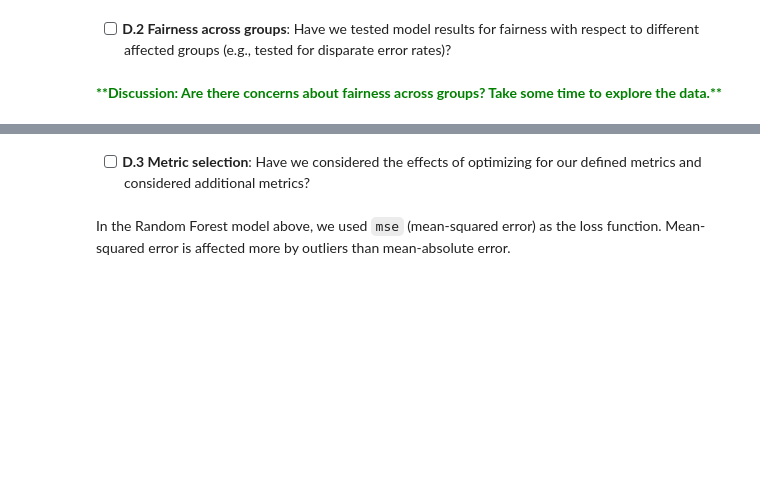
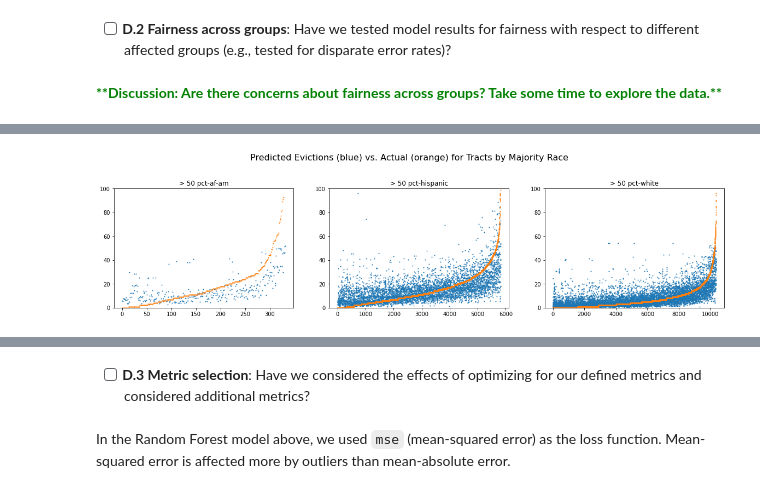
Before and after one commit to pruthvipatel/msc-buckinghum-data-ethics, a Jupyter notebook: notebooks/eviction-data-case-study.ipynb, the cells around one changed output, grey strips where cells are left out. Saved outputs shown, nothing was run; the diff lists cells and outputs as text; code cells hidden in the pictures; blank space fills up the shorter version.

```diff
--- a/notebooks/eviction-data-case-study.ipynb
+++ b/notebooks/eviction-data-case-study.ipynb
@@ -267,9 +368,7 @@ df_modeling.loc[:, TARGET_VAR].describe()
 # %%
-split = GroupShuffleSplit(
-    test_size=0.20,
-    n_splits=2,
-    random_state=36
-).split(df_modeling, groups=df_modeling.loc[:, GROUP_VAR])
+split = GroupShuffleSplit(test_size=0.20, n_splits=2, random_state=36).split(
+    df_modeling, groups=df_modeling.loc[:, GROUP_VAR]
+)
 
 train_inds, test_inds = next(split)
 
@@ -346,19 +481,24 @@ plt.scatter(np.arange(len(hisp)), hisp['true'], s=1);
 # %%
 # Produce same plot side by side for different populations
 fig, axes = plt.subplots(1, 3)
 fig.set_figwidth(20)
-fig.suptitle('Predicted Evictions (blue) vs. Actual (orange) for Tracts by Majority Race',
-             fontsize=16,
-             y=1.1)
+fig.suptitle(
+    "Predicted Evictions (blue) vs. Actual (orange) for Tracts by Majority Race",
+    fontsize=16,
+    y=1.1,
+)
 
 # Abstract plotting into helper function to plot the error for each population
 def plot_error_for_pop(pop_name, ax, thresh=50):
     pop = df_test[df_test[pop_name] > thresh]
-    pop = pop.sort_values('evictions')
-    ax.scatter(np.arange(len(pop)), pop['pred'], s=1)
-    ax.scatter(np.arange(len(pop)), pop['true'], s=1)
+    pop = pop.sort_values("evictions")
+    ax.scatter(np.arange(len(pop)), pop["pred"], s=1)
+    ax.scatter(np.arange(len(pop)), pop["true"], s=1)
     ax.set_ylim(0, 100)
     ax.set_title(f"> {thresh} {pop_name}")
 
-for ax, pop_name in zip(axes, ['pct-af-am', 'pct-hispanic', 'pct-white']):
+
+for ax, pop_name in zip(axes, ["pct-af-am", "pct-hispanic", "pct-white"]):
     plot_error_for_pop(pop_name, ax)
+# %% [output]
+[figure, added]
```
Also changed, not shown: parts of 25 cells of this notebook.
